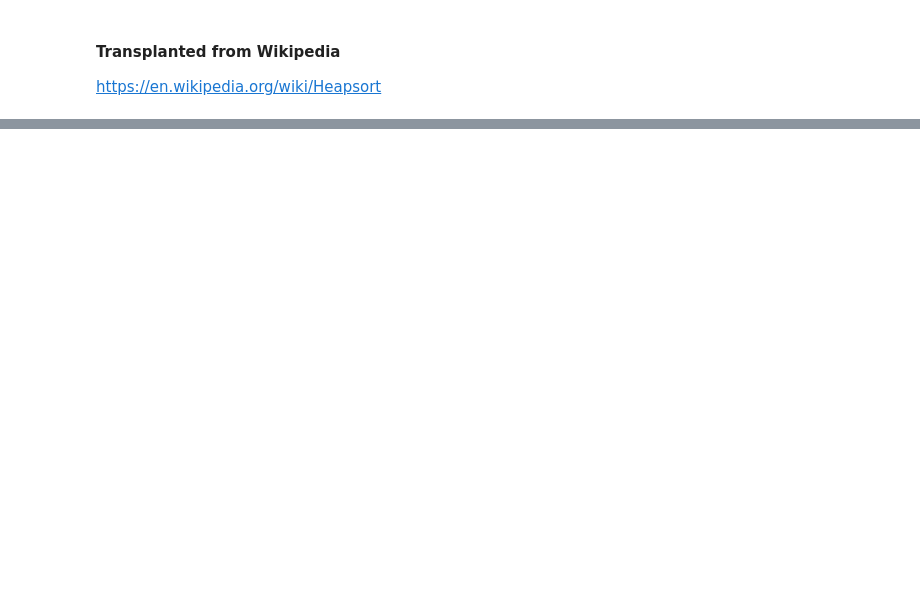
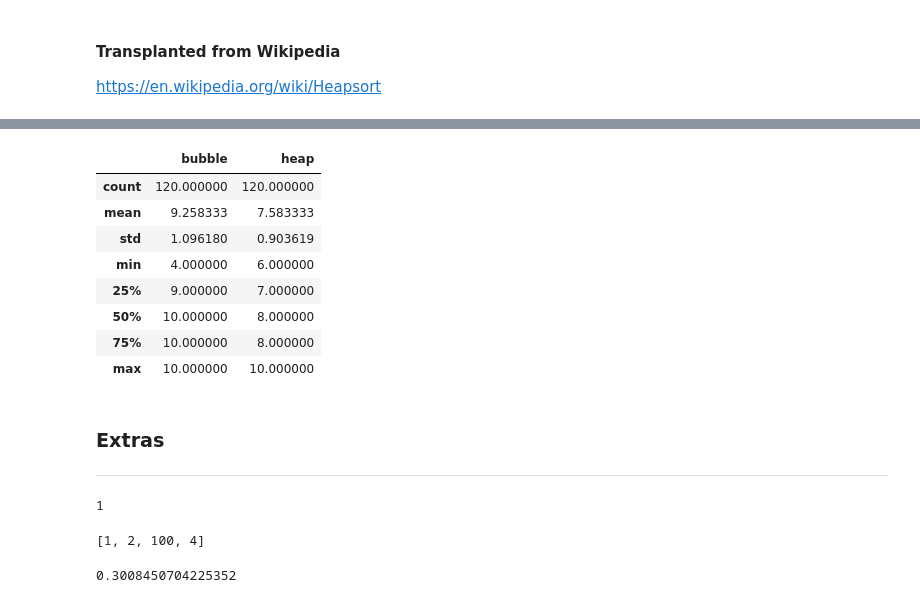
Before and after one commit to YassineJdair/GraphTheory_heapsort, a Jupyter notebook: HeapSort.ipynb, the cells around one changed output, grey strips where cells are left out. Saved outputs shown, nothing was run; the diff lists cells and outputs as text; code cells hidden in the pictures; blank space fills up the shorter version.

```diff
--- a/HeapSort.ipynb
+++ b/HeapSort.ipynb
@@ -338,0 +447,51 @@ for perm in itertools.permutations(range(5)):
+# %%
+df.describe()
+# %% [output]
+|  | bubble | heap |
+| count | 120.000000 | 120.000000 |
+| mean | 9.258333 | 7.583333 |
+| std | 1.096180 | 0.903619 |
+| min | 4.000000 | 6.000000 |
+| 25% | 9.000000 | 7.000000 |
+| 50% | 10.000000 | 8.000000 |
+| 75% | 10.000000 | 8.000000 |
+| max | 10.000000 | 10.000000 |
+# %% [markdown]
+### Extras
+***
+# %%
+# int's are passed by value.
+
+# Function: b is a value.
+def change(b):
+    # Change value of b.
+    b = 2
+
+# Variable a set to 1.
+a = 1
+
+# a is passed by value.
+change(a)
+
+# a has not changed.
+print(a)
+# %% [output]
+1
+# %%
+# lists are passed by reference.
+
+# Function: a is a reference.
+def change(b):
+    # Change an element.
+    b[2] = 100
+
+# List.
+a = [1, 2, 3, 4]
+
+# Pass a to change.
+change(a)
+
+# a has changed.
+print(a)
+# %% [output]
+[1, 2, 100, 4]
@@ -338,0 +502,4 @@ for perm in itertools.permutations(range(5)):
+# %%
+a*c/b
+# %% [output]
+0.3008450704225352
```
Also changed, not shown: parts of 21 cells of this notebook.
